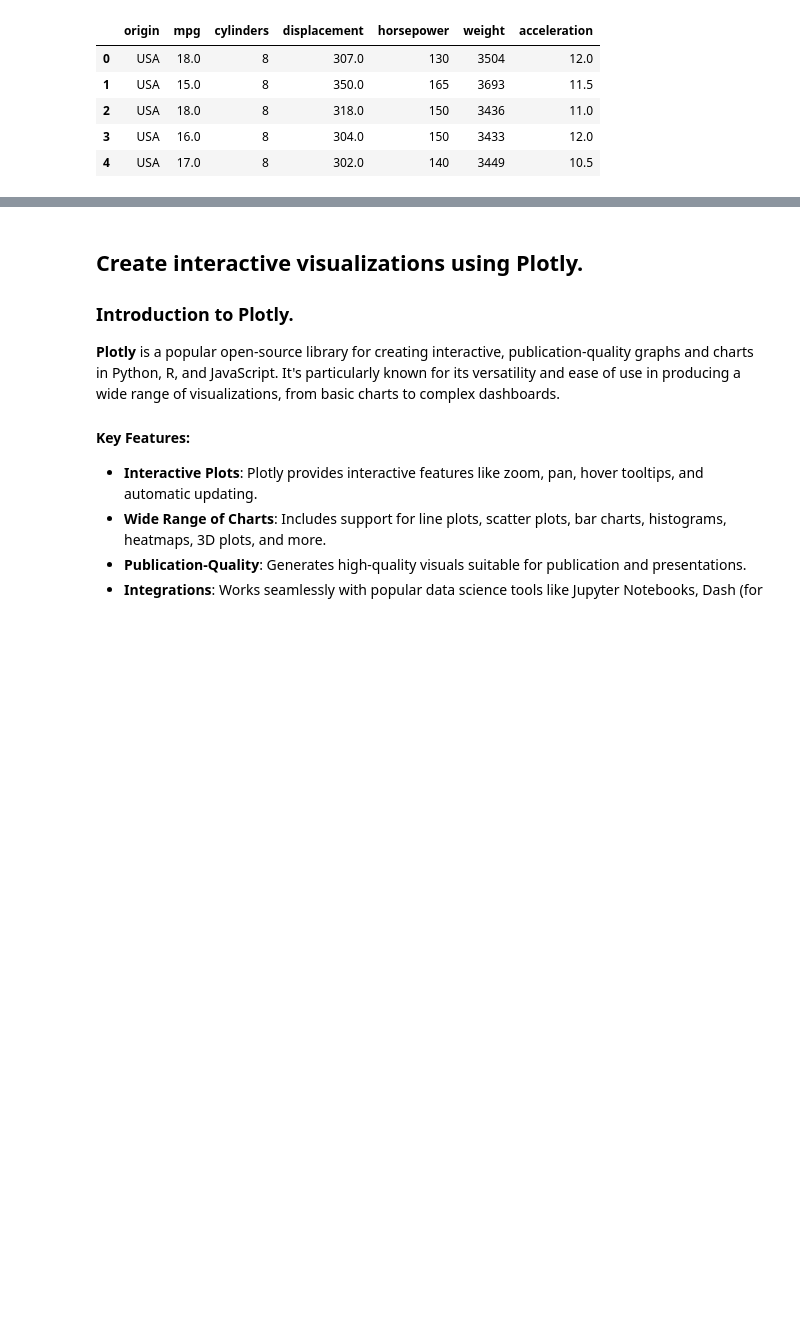
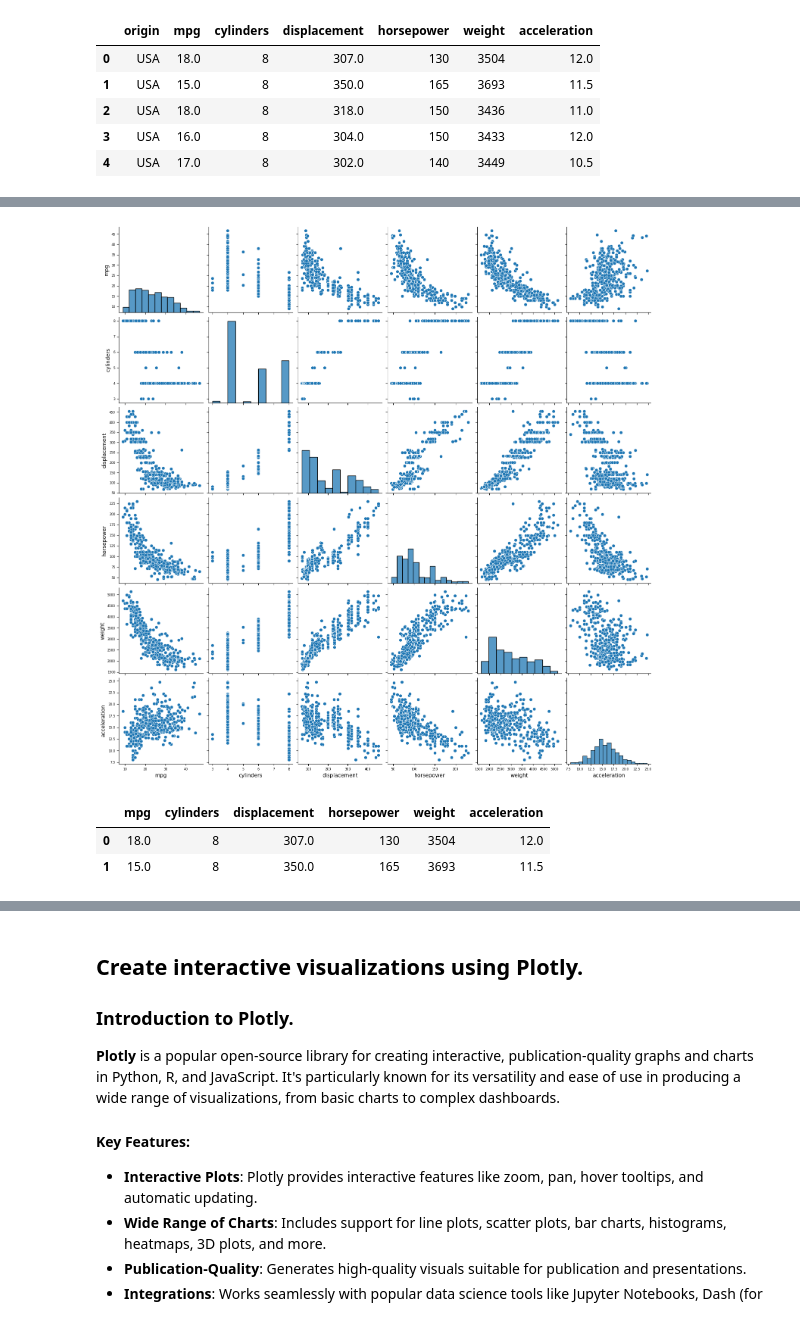
Before and after one commit to knowledge-corner/CGI_19_may_25, a Jupyter notebook: Classwork/Classwork Notebook.ipynb, the cells around one changed output, grey strips where cells are left out. Cells and saved outputs as stored; diff of their text form; code cells hidden in the pictures; blank space fills up the shorter version.

```diff
--- a/Classwork/Classwork Notebook.ipynb
+++ b/Classwork/Classwork Notebook.ipynb
@@ -2945 +2945,13 @@ sns.pairplot(data = df_new, y_vars="mpg", x_vars= df_new.columns[2:])
 [figure]
+# %%
+sns.pairplot(data = df_new, vars= df_new.columns[1:])
+plt.show()
+# %% [output]
+[figure, added]
+# %%
+data = df_new.select_dtypes("number")
+data.head(2)
+# %% [output]
+|  | mpg | cylinders | displacement | horsepower | weight | acceleration |
+| 0 | 18.0 | 8 | 307.0 | 130 | 3504 | 12.0 |
+| 1 | 15.0 | 8 | 350.0 | 165 | 3693 | 11.5 |
```
Also changed, not shown: parts of 3 cells of this notebook.
